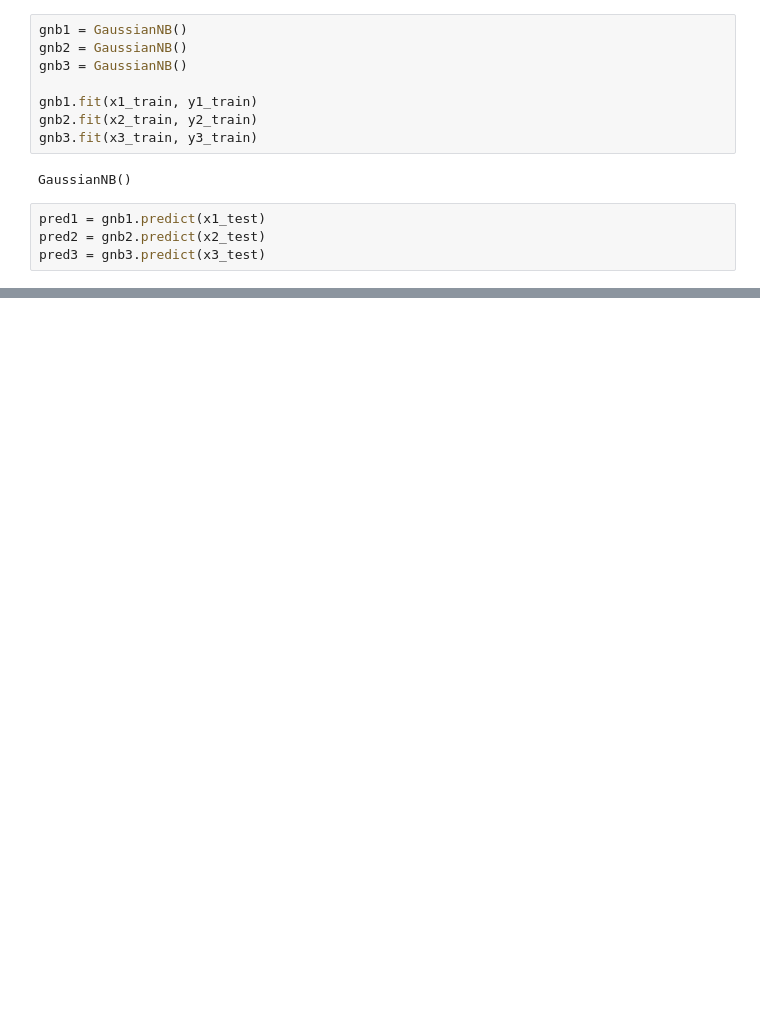
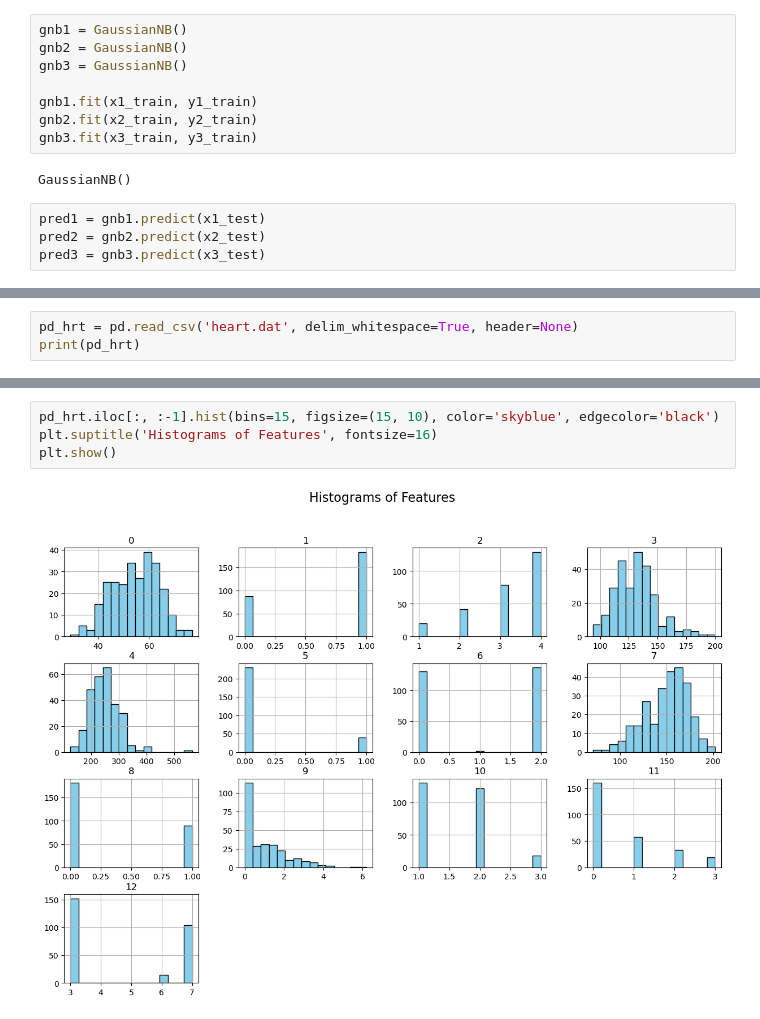
Before and after one commit to JaigonRyu/Health-Classification-Trials, a Jupyter notebook: classification_trials.ipynb, the cells around one changed output, grey strips where cells are left out. Saved outputs shown, nothing was run; the diff lists cells and outputs as text; blank space fills up the shorter version.

```diff
--- a/classification_trials.ipynb
+++ b/classification_trials.ipynb
@@ -243,0 +354,3 @@ print(" 1st F1 Score:", f1_3)
+# %%
+pd_hrt = pd.read_csv('heart.dat', delim_whitespace=True, header=None)
+print(pd_hrt)
@@ -243,0 +395,6 @@ print(" 1st F1 Score:", f1_3)
+# %%
+pd_hrt.iloc[:, :-1].hist(bins=15, figsize=(15, 10), color='skyblue', edgecolor='black')
+plt.suptitle('Histograms of Features', fontsize=16)
+plt.show()
+# %% [output]
+[figure, added]
```
Also changed, not shown: parts of 68 cells of this notebook, 1 other file.
